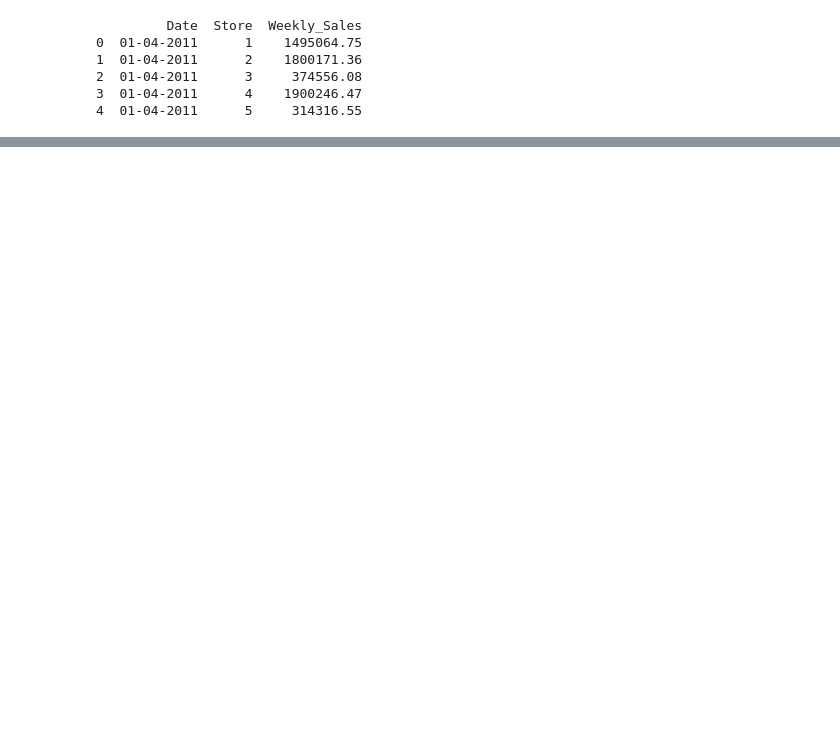
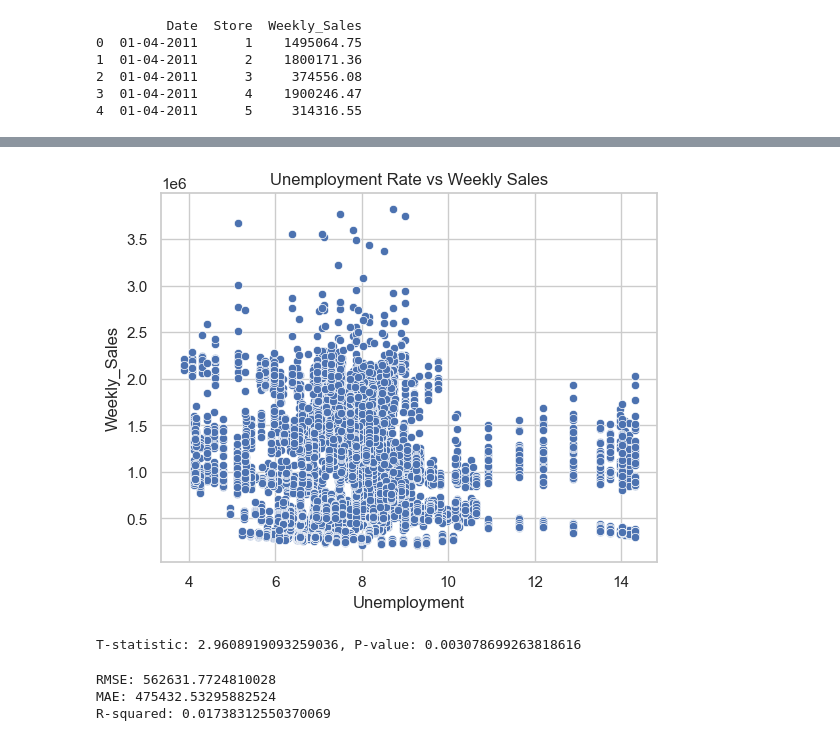
Before and after one commit to s4mluk/DSFB-group-project, a Jupyter notebook: Walmart Sales DA/WorkspaceNotebook.ipynb, the cells around one changed output, grey strips where cells are left out. Cells and saved outputs as stored; diff of their text form; code cells hidden in the pictures; blank space fills up the shorter version.

```diff
--- a/Walmart Sales DA/WorkspaceNotebook.ipynb
+++ b/Walmart Sales DA/WorkspaceNotebook.ipynb
@@ -133,0 +181,6 @@ plt.show()
+# %%
+sns.scatterplot(x='Unemployment', y='Weekly_Sales', data=data)
+plt.title('Unemployment Rate vs Weekly Sales')
+plt.show()
+# %% [output]
+[figure, added]
@@ -133,0 +189,12 @@ plt.show()
+# %%
+from scipy.stats import ttest_ind
+
+# Split sales data into holiday and non-holiday weeks
+holiday_sales = data[data['Holiday_Flag'] == 1]['Weekly_Sales']
+non_holiday_sales = data[data['Holiday_Flag'] == 0]['Weekly_Sales']
+
+# Perform t-test
+t_stat, p_val = ttest_ind(holiday_sales, non_holiday_sales)
+print(f"T-statistic: {t_stat}, P-value: {p_val}")
+# %% [output]
+T-statistic: 2.9608919093259036, P-value: 0.003078699263818616
@@ -133,0 +242,15 @@ plt.show()
+# %%
+from sklearn.metrics import mean_squared_error, mean_absolute_error, r2_score
+
+# Calculate metrics
+rmse = np.sqrt(mean_squared_error(y_test, y_pred))
+mae = mean_absolute_error(y_test, y_pred)
+r2 = r2_score(y_test, y_pred)
+
+print(f"RMSE: {rmse}")
+print(f"MAE: {mae}")
+print(f"R-squared: {r2}")
+# %% [output]
+RMSE: 562631.7724810028
+MAE: 475432.53295882524
+R-squared: 0.01738312550370069
```
Also changed, not shown: parts of 38 cells of this notebook.
